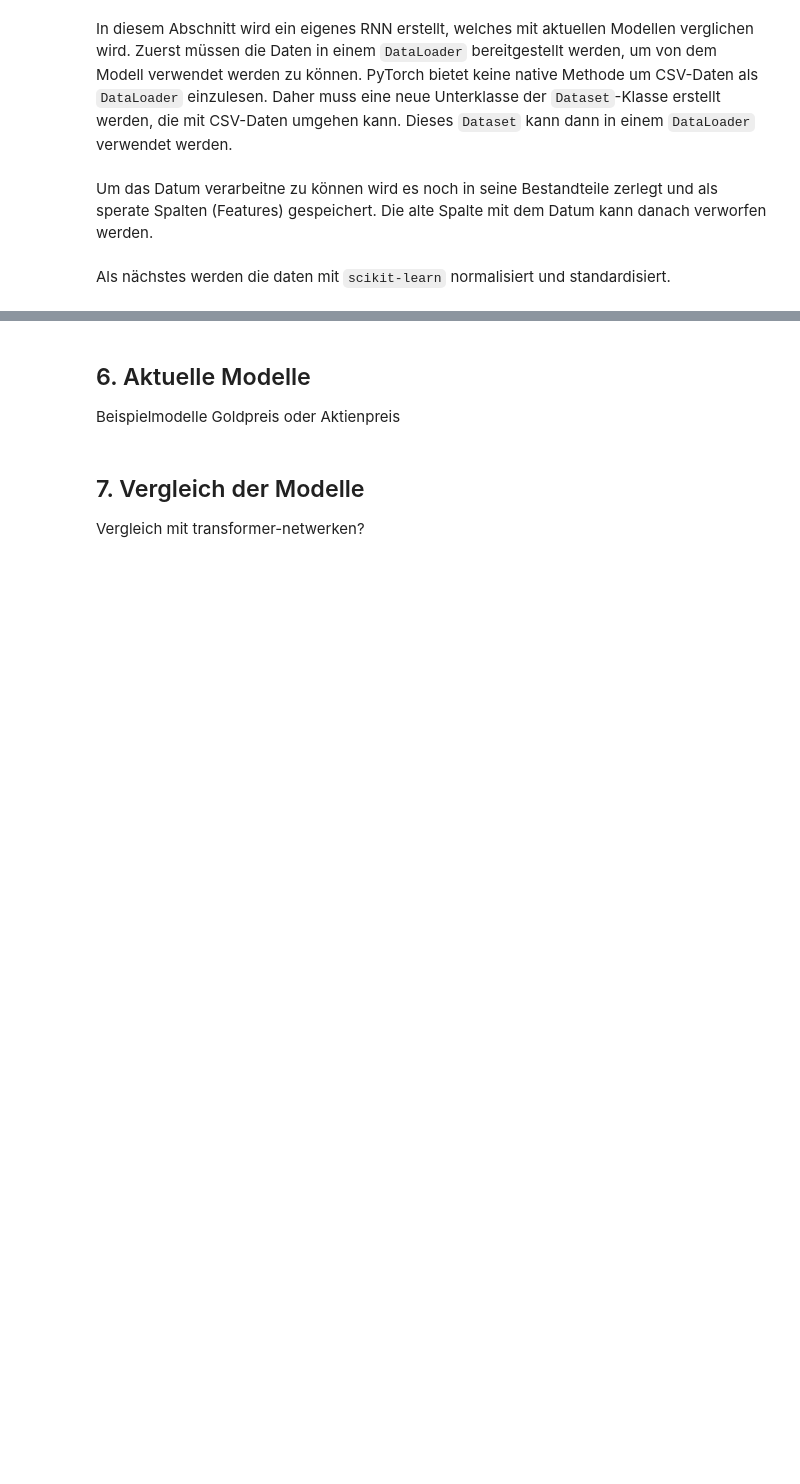
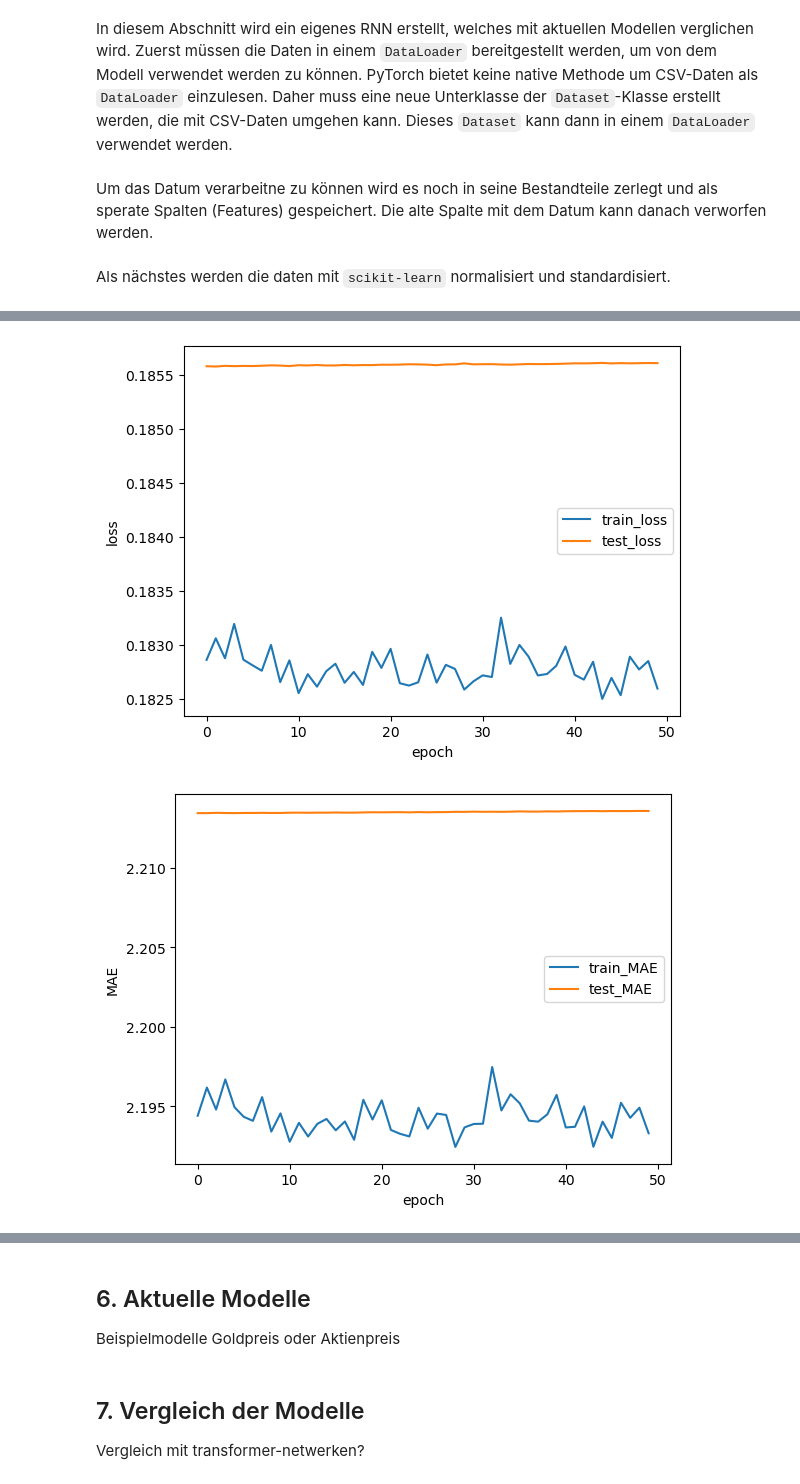
Before and after one commit to TTomczek/DL-Time-Series-Forecasting-With-RNNs, a Jupyter notebook: ausarbeitung.ipynb, the cells around one changed output, grey strips where cells are left out. Cells and saved outputs as stored; diff of their text form; code cells hidden in the pictures; blank space fills up the shorter version.

```diff
--- a/ausarbeitung.ipynb
+++ b/ausarbeitung.ipynb
@@ -427,0 +496,8 @@ tensor([[ 1.5831, -0.3520,  1.6072,  1.6006,  1.6288,  1.6800,  0.4223,  0.1448,
+# %%
+def plot_results(train_loss,test_loss,label_txt='loss'):
+    plt.figure()
+    plt.plot(range(len(train_loss)), train_loss, label="train_"+label_txt)
+    plt.plot(range(len(test_loss)), test_loss, label="test_"+label_txt)
+    plt.legend()
+    plt.xlabel("epoch")
+    plt.ylabel(label_txt)
@@ -427,0 +585,19 @@ tensor([[ 1.5831, -0.3520,  1.6072,  1.6006,  1.6288,  1.6800,  0.4223,  0.1448,
+# %%
+device = torch.device('cuda:0' if torch.cuda.is_available() else 'cpu') # Falls Cuda (Nvidia Gpu) auf dem System verfügbar ist, nutze es, sonst CPU.
+
+# Modell initialisieren
+output_layer = [50, 100, 50]
+hidden_state_layer = [50, 5, 50]
+modelVLR = VariableLayerRNN(input_size, output_layer, hidden_state_layer, output_size)
+modelVLR = modelVLR.to(device) # Schiebe das Modell auf das gewählte device
+
+epochs = 50
+
+train_loss_vlr, test_loss_vlr, train_mae_vlr, test_mae_vlr, train_mse_vlr, test_mse_vlr = run_model(model, epochs, optimizer, loss_fn, train_dataloader, test_dataloader, sequence_length, device)
+# %%
+plot_results(train_loss_vlr, test_loss_vlr)
+plot_results(train_mae_vlr, test_mae_vlr, label_txt='MAE')
+plot_results(train_mse_vlr, test_mse_vlr, label_txt='MSE')
+# %% [output]
+[figure, added]
+[figure, added]
```
Also changed, not shown: parts of 18 cells of this notebook.
